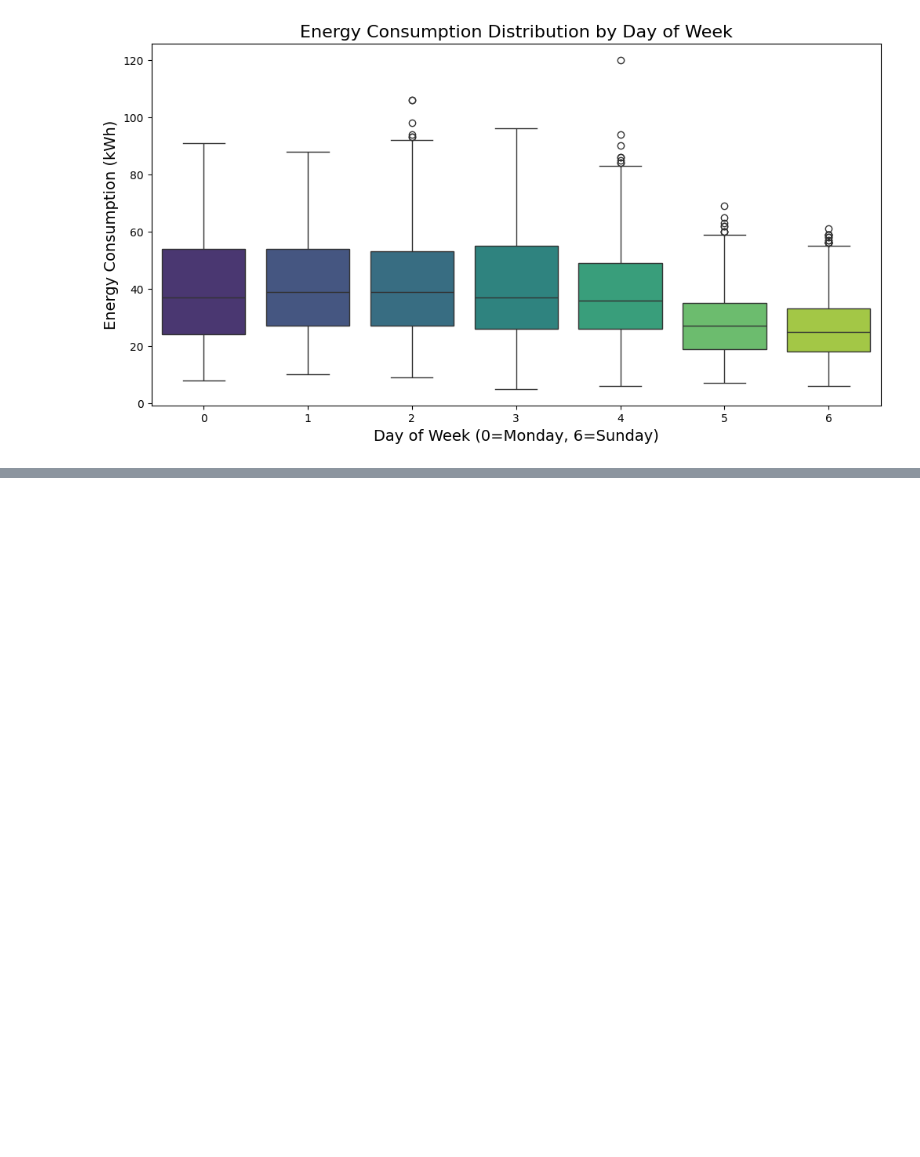
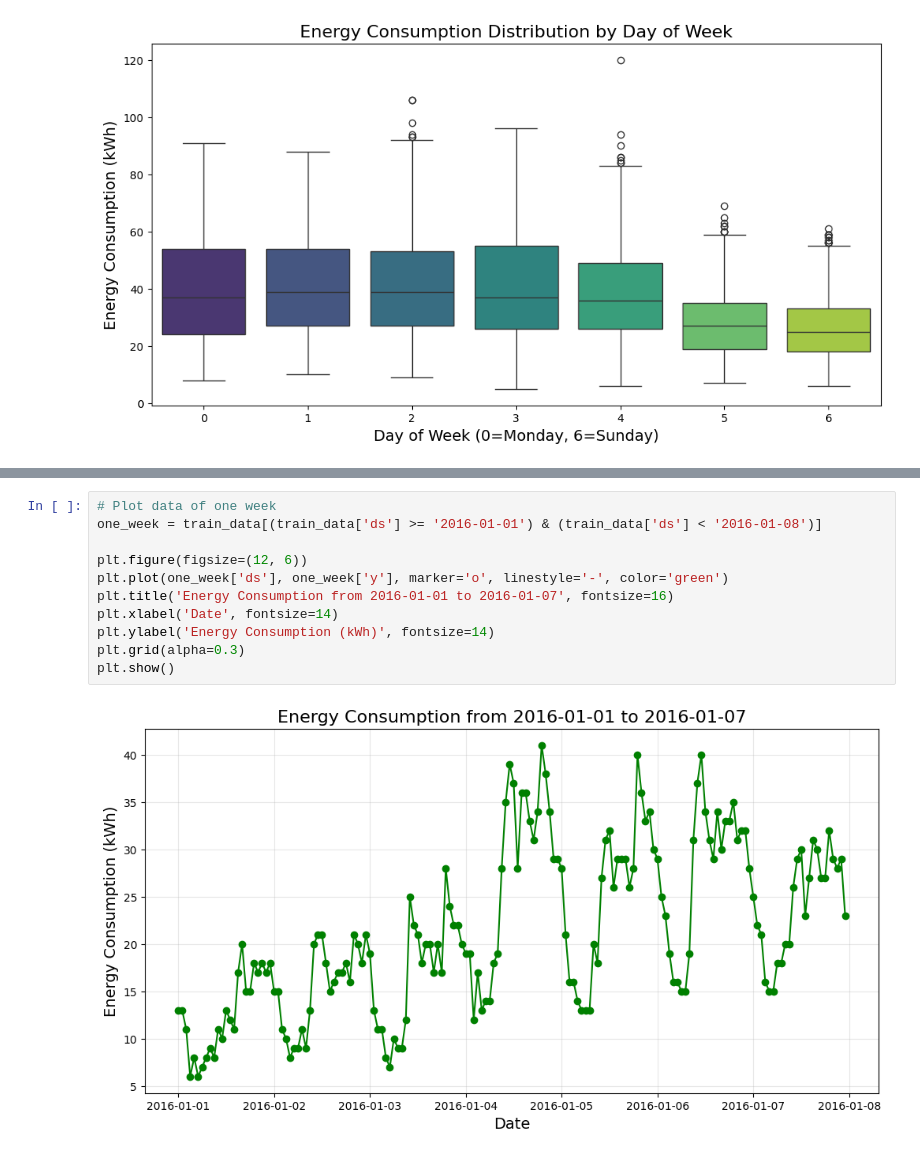
Before and after one commit to Adel2411/energy-consumption-prediction, a Jupyter notebook: data_visualization.ipynb, the cells around one changed output, grey strips where cells are left out. Cells and saved outputs as stored; diff of their text form; blank space fills up the shorter version.

```diff
--- a/data_visualization.ipynb
+++ b/data_visualization.ipynb
@@ -63,0 +77,13 @@ Passing `palette` without assigning `hue` is deprecated and will be removed in v
+# %%
+# Plot data of one week
+one_week = train_data[(train_data['ds'] >= '2016-01-01') & (train_data['ds'] < '2016-01-08')]
+
+plt.figure(figsize=(12, 6))
+plt.plot(one_week['ds'], one_week['y'], marker='o', linestyle='-', color='green')
+plt.title('Energy Consumption from 2016-01-01 to 2016-01-07', fontsize=16)
+plt.xlabel('Date', fontsize=14)
+plt.ylabel('Energy Consumption (kWh)', fontsize=14)
+plt.grid(alpha=0.3)
+plt.show()
+# %% [output]
+[figure, added]
```
Also changed, not shown: parts of 3 cells of this notebook, 1 other file.
